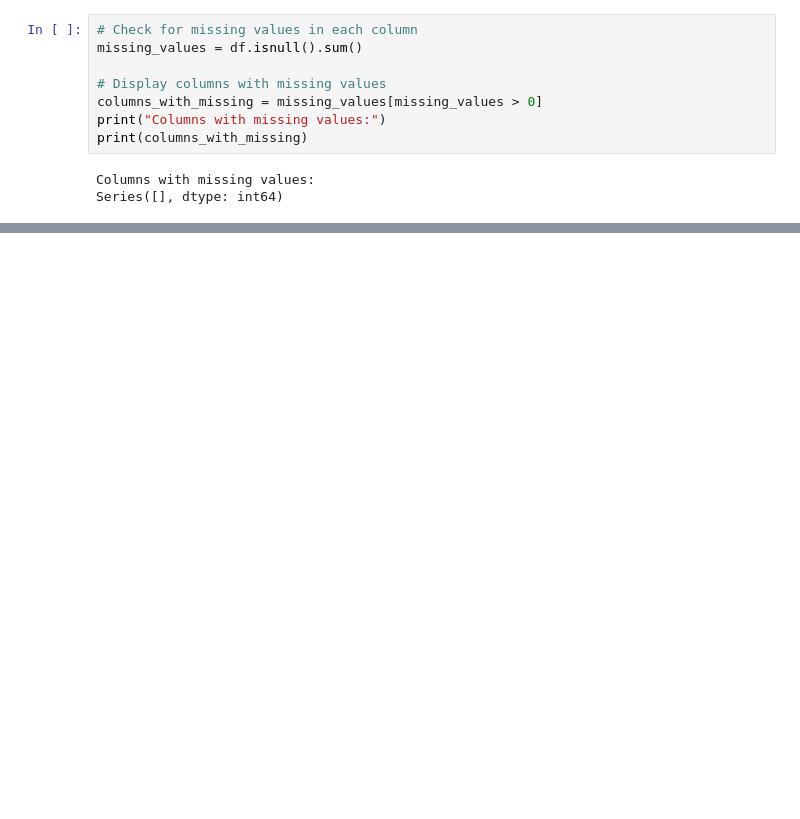
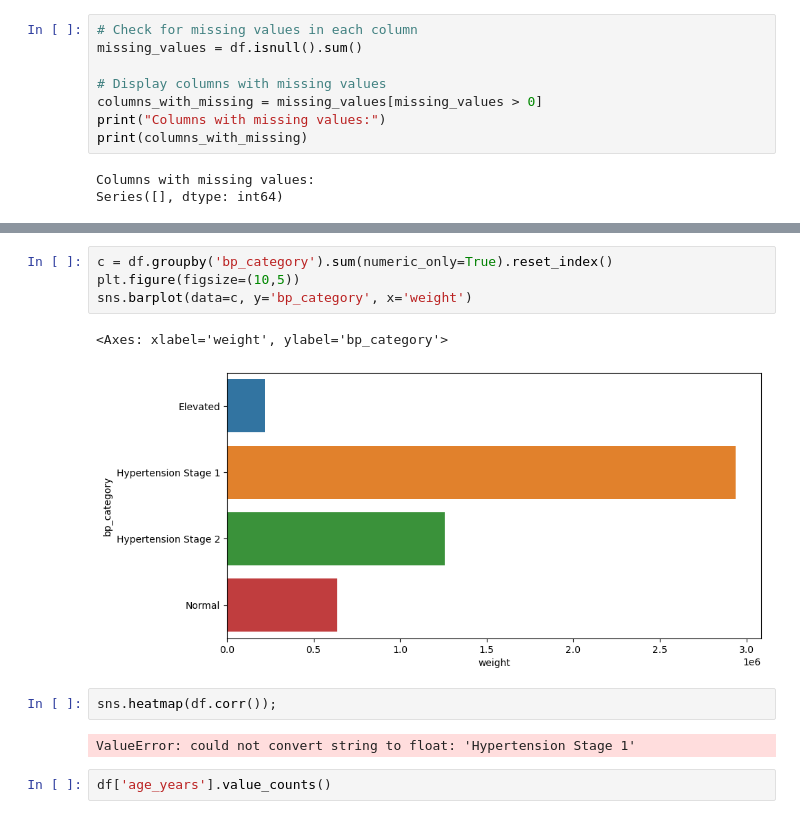
Before and after one commit to ch-nisar89/machine-learning-approaches-for-cardiovascular-disease-prediction, a Jupyter notebook: Cardiovascular Disease Prediction Using Clustering and Logistic Regression.ipynb, the cells around one changed output, grey strips where cells are left out. Drawn from its saved outputs; the diff is of its cells as text; blank space fills up the shorter version.

```diff
--- a/Cardiovascular Disease Prediction Using Clustering and Logistic Regression.ipynb
+++ b/Cardiovascular Disease Prediction Using Clustering and Logistic Regression.ipynb
@@ -108,0 +170,13 @@ Total number of duplicate rows: 0
+# %%
+c = df.groupby('bp_category').sum(numeric_only=True).reset_index()
+plt.figure(figsize=(10,5))
+sns.barplot(data=c, y='bp_category', x='weight')
+# %% [output]
+<Axes: xlabel='weight', ylabel='bp_category'>
+[figure, added]
+# %%
+sns.heatmap(df.corr());
+# %% [output]
+ValueError: could not convert string to float: 'Hypertension Stage 1'
+# %%
+df['age_years'].value_counts()
```
Also changed, not shown: parts of 36 cells of this notebook.
